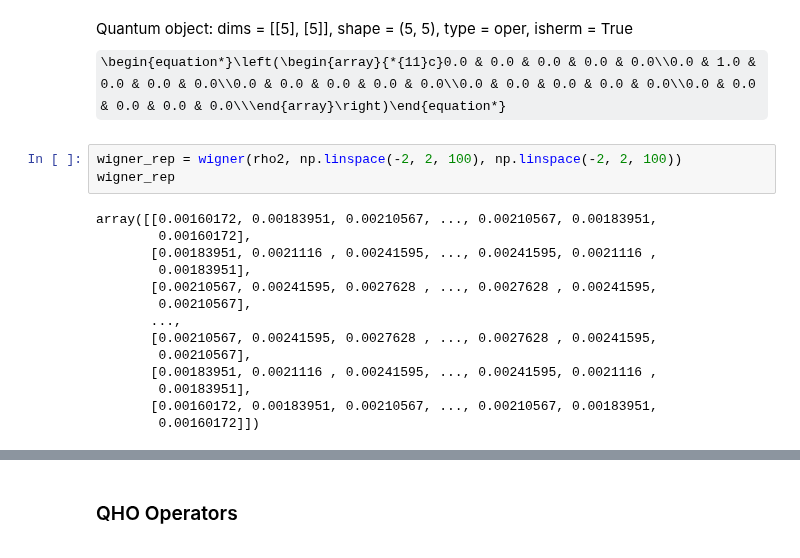
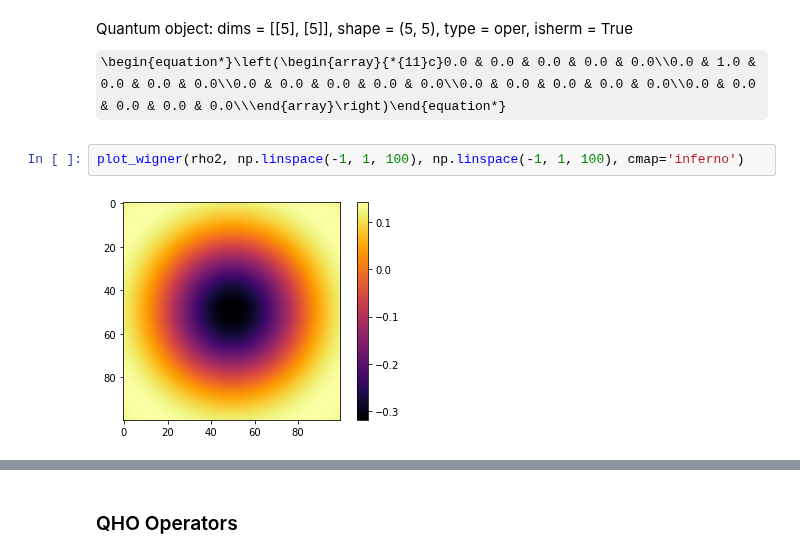
Before and after one commit to OliverDudgeon/QSync, a Jupyter notebook: qvdP.ipynb, the cells around one changed output, grey strips where cells are left out. Drawn from its saved outputs; the diff is of its cells as text; some formulas as TeX source.

Commit message:
Write wigner plotting util function to reduce code duplication

```diff
--- a/qvdP.ipynb
+++ b/qvdP.ipynb
@@ -22,19 +24,6 @@ rho2
 # %% [output]
 Quantum object: dims = [[5], [5]], shape = (5, 5), type = oper, isherm = True\begin{equation*}\left(\begin{array}{*{11}c}0.0 & 0.0 & 0.0 & 0.0 & 0.0\\0.0 & 1.0 & 0.0 & 0.0 & 0.0\\0.0 & 0.0 & 0.0 & 0.0 & 0.0\\0.0 & 0.0 & 0.0 & 0.0 & 0.0\\0.0 & 0.0 & 0.0 & 0.0 & 0.0\\\end{array}\right)\end{equation*}
 # %%
-wigner_rep = wigner(rho2, np.linspace(-2, 2, 100), np.linspace(-2, 2, 100))
-wigner_rep
+plot_wigner(rho2, np.linspace(-1, 1, 100), np.linspace(-1, 1, 100), cmap='inferno')
 # %% [output]
-array([[0.00160172, 0.00183951, 0.00210567, ..., 0.00210567, 0.00183951,
-        0.00160172],
-       [0.00183951, 0.0021116 , 0.00241595, ..., 0.00241595, 0.0021116 ,
-        0.00183951],
-       [0.00210567, 0.00241595, 0.0027628 , ..., 0.0027628 , 0.00241595,
-        0.00210567],
-       ...,
-       [0.00210567, 0.00241595, 0.0027628 , ..., 0.0027628 , 0.00241595,
-        0.00210567],
-       [0.00183951, 0.0021116 , 0.00241595, ..., 0.00241595, 0.0021116 ,
-        0.00183951],
-       [0.00160172, 0.00183951, 0.00210567, ..., 0.00210567, 0.00183951,
-        0.00160172]])
+[figure, added]
```
Also changed, not shown: parts of 5 cells of this notebook, 1 other file.
